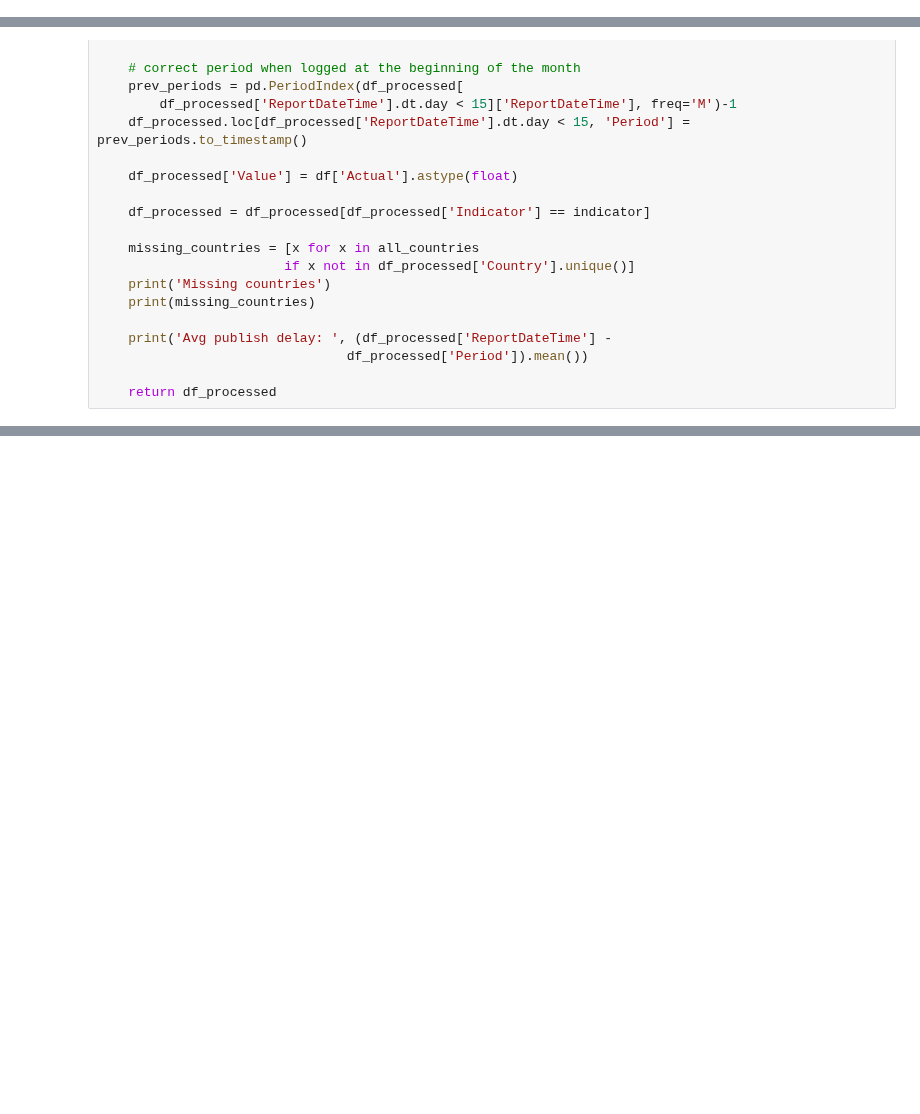
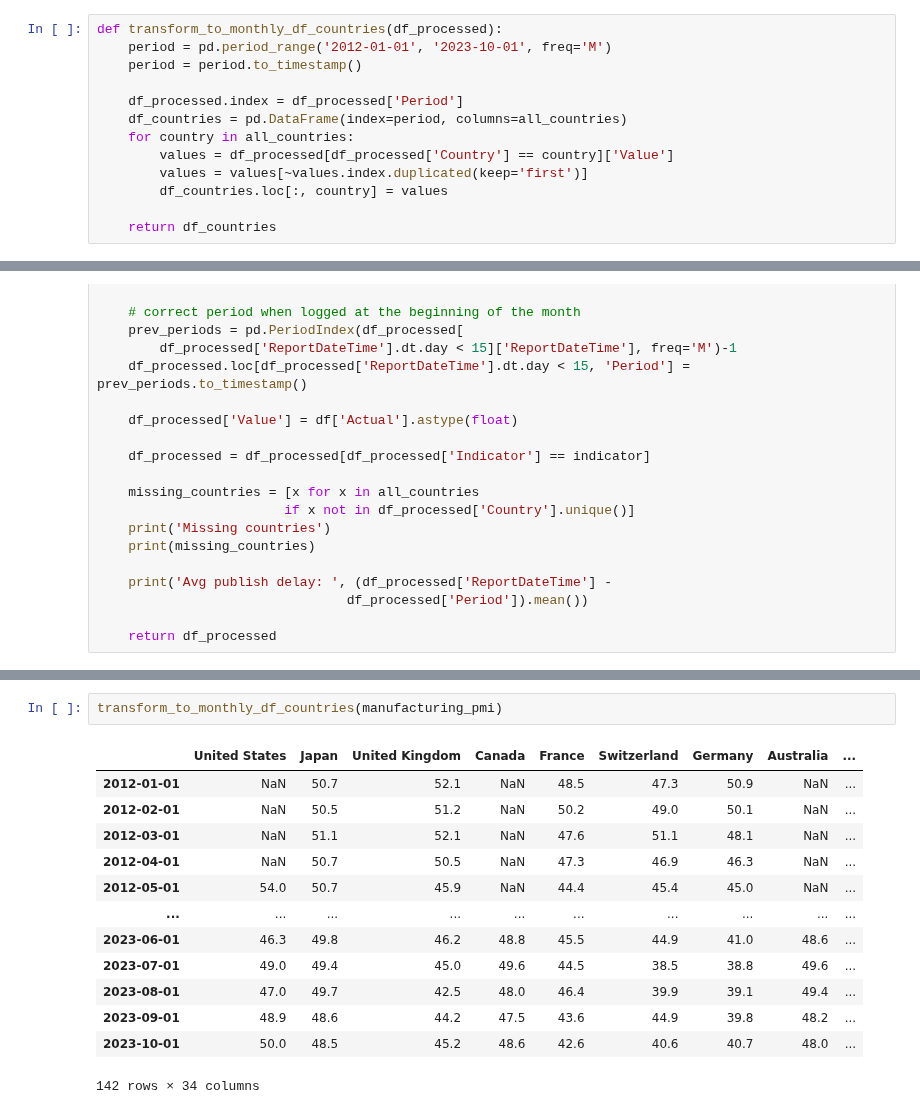
Before and after one commit to lharazin/TFM, a Jupyter notebook: Data/Investing_EconomicCalendar/calendar_preprocessing.ipynb, the cells around one changed output, grey strips where cells are left out. Drawn from its saved outputs; the diff is of its cells as text; blank space fills up the shorter version.

```diff
--- a/Data/Investing_EconomicCalendar/calendar_preprocessing.ipynb
+++ b/Data/Investing_EconomicCalendar/calendar_preprocessing.ipynb
@@ -64,6 +64,19 @@ def transform_to_df_countries(df_processed):
         df_countries.loc[:, country] = values
 
     return df_countries
+# %%
+def transform_to_monthly_df_countries(df_processed):
+    period = pd.period_range('2012-01-01', '2023-10-01', freq='M')
+    period = period.to_timestamp()
+
+    df_processed.index = df_processed['Period']
+    df_countries = pd.DataFrame(index=period, columns=all_countries)
+    for country in all_countries:
+        values = df_processed[df_processed['Country'] == country]['Value']
+        values = values[~values.index.duplicated(keep='first')]
+        df_countries.loc[:, country] = values
+
+    return df_countries
 # %% [markdown]
 # GDP (QoQ)
 # %%
@@ -239,3 +252,19 @@ Avg publish delay:  29 days 07:24:11.123595505
+# %%
+transform_to_monthly_df_countries(manufacturing_pmi)
+# %% [output]
+|  | United States | Japan | United Kingdom | Canada | France | Switzerland | Germany | Australia | ... |
+| 2012-01-01 | NaN | 50.7 | 52.1 | NaN | 48.5 | 47.3 | 50.9 | NaN | ... |
+| 2012-02-01 | NaN | 50.5 | 51.2 | NaN | 50.2 | 49.0 | 50.1 | NaN | ... |
+| 2012-03-01 | NaN | 51.1 | 52.1 | NaN | 47.6 | 51.1 | 48.1 | NaN | ... |
+| 2012-04-01 | NaN | 50.7 | 50.5 | NaN | 47.3 | 46.9 | 46.3 | NaN | ... |
+| 2012-05-01 | 54.0 | 50.7 | 45.9 | NaN | 44.4 | 45.4 | 45.0 | NaN | ... |
+| ... | ... | ... | ... | ... | ... | ... | ... | ... | ... |
+| 2023-06-01 | 46.3 | 49.8 | 46.2 | 48.8 | 45.5 | 44.9 | 41.0 | 48.6 | ... |
+| 2023-07-01 | 49.0 | 49.4 | 45.0 | 49.6 | 44.5 | 38.5 | 38.8 | 49.6 | ... |
+| 2023-08-01 | 47.0 | 49.7 | 42.5 | 48.0 | 46.4 | 39.9 | 39.1 | 49.4 | ... |
+| 2023-09-01 | 48.9 | 48.6 | 44.2 | 47.5 | 43.6 | 44.9 | 39.8 | 48.2 | ... |
+| 2023-10-01 | 50.0 | 48.5 | 45.2 | 48.6 | 42.6 | 40.6 | 40.7 | 48.0 | ... |
+142 rows × 34 columns
 # %%
 services_pmi = process_pmi_indicator('Services PMI')
 services_pmi.tail(15)
```
Also changed, not shown: parts of 31 cells of this notebook, 1 other file.
